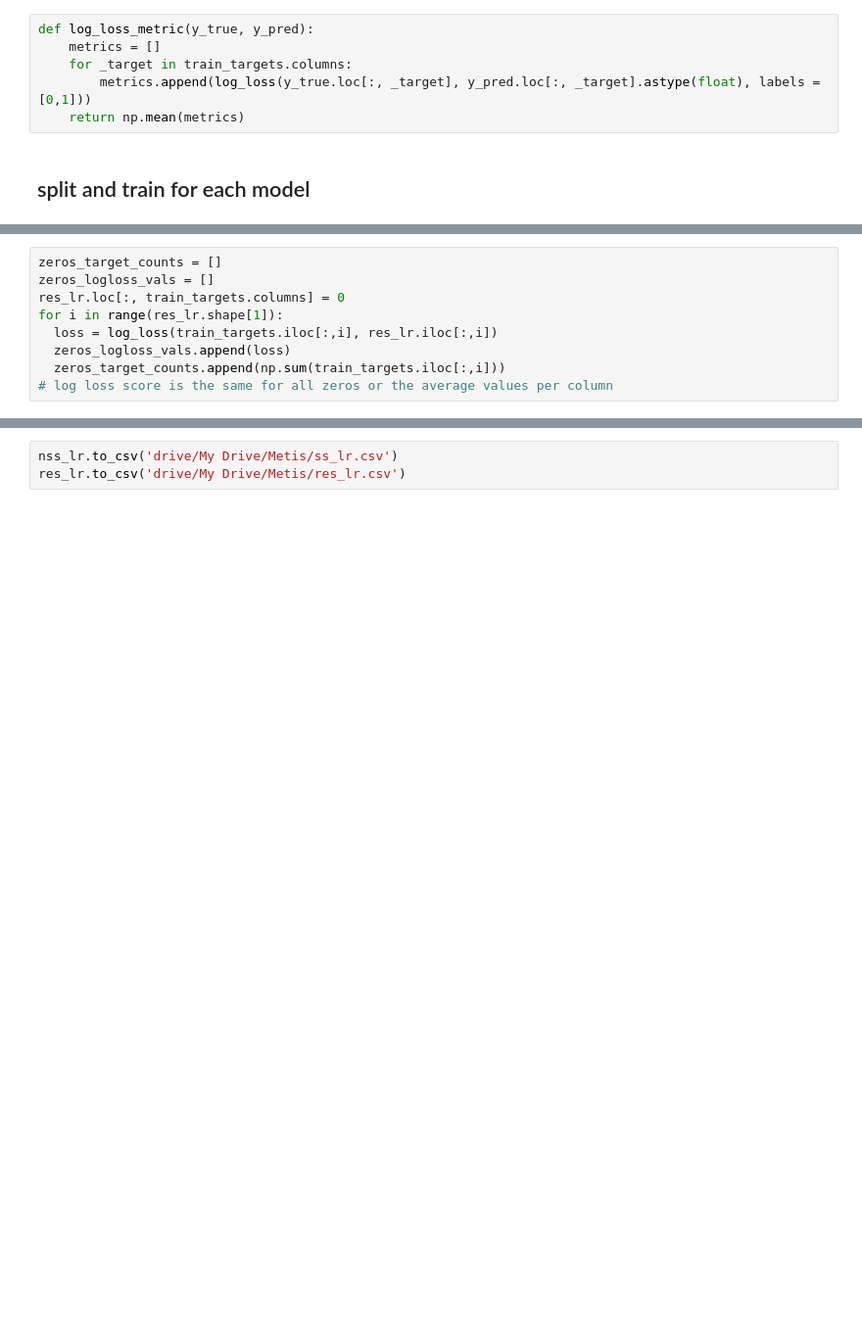
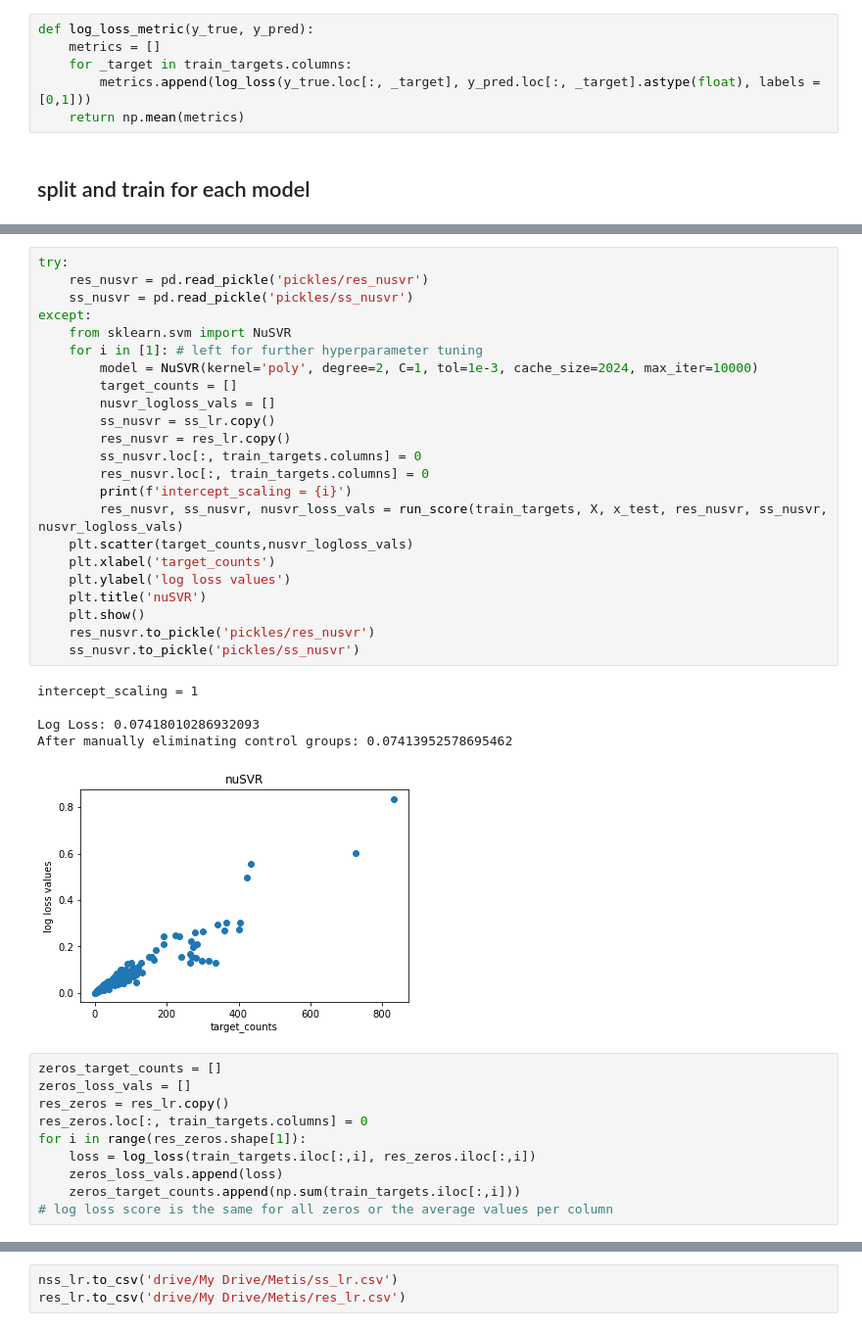
Before and after one commit to rlew631/Drug-Methods-of-Action, a Jupyter notebook: pre_ensemble.ipynb, the cells around one changed output, grey strips where cells are left out. Shown: that part at 98% size. Cells and saved outputs as stored; diff of their text form; blank space fills up the shorter version.

```diff
--- a/pre_ensemble.ipynb
+++ b/pre_ensemble.ipynb
@@ -340,11 +302,41 @@ After manually eliminating control groups: 0.020318656220813875
+# %%
+try:
+    res_nusvr = pd.read_pickle('pickles/res_nusvr')
+    ss_nusvr = pd.read_pickle('pickles/ss_nusvr')
+except:
+    from sklearn.svm import NuSVR
+    for i in [1]: # left for further hyperparameter tuning
+        model = NuSVR(kernel='poly', degree=2, C=1, tol=1e-3, cache_size=2024, max_iter=10000)
+        target_counts = []
+        nusvr_logloss_vals = []
+        ss_nusvr = ss_lr.copy()
+        res_nusvr = res_lr.copy()
+        ss_nusvr.loc[:, train_targets.columns] = 0
+        res_nusvr.loc[:, train_targets.columns] = 0
+        print(f'intercept_scaling = {i}')
+        res_nusvr, ss_nusvr, nusvr_loss_vals = run_score(train_targets, X, x_test, res_nusvr, ss_nusvr, nusvr_logloss_vals)
+    plt.scatter(target_counts,nusvr_logloss_vals)
+    plt.xlabel('target_counts')
+    plt.ylabel('log loss values')
+    plt.title('nuSVR')
+    plt.show()
+    res_nusvr.to_pickle('pickles/res_nusvr')
+    ss_nusvr.to_pickle('pickles/ss_nusvr')
+# %% [output]
+intercept_scaling = 1
+
+Log Loss: 0.07418010286932093
+After manually eliminating control groups: 0.07413952578695462
+[figure, added]
 # %%
 zeros_target_counts = []
-zeros_logloss_vals = []
-res_lr.loc[:, train_targets.columns] = 0
-for i in range(res_lr.shape[1]):
-  loss = log_loss(train_targets.iloc[:,i], res_lr.iloc[:,i])
-  zeros_logloss_vals.append(loss)
-  zeros_target_counts.append(np.sum(train_targets.iloc[:,i]))
+zeros_loss_vals = []
+res_zeros = res_lr.copy()
+res_zeros.loc[:, train_targets.columns] = 0
+for i in range(res_zeros.shape[1]):
+    loss = log_loss(train_targets.iloc[:,i], res_zeros.iloc[:,i])
+    zeros_loss_vals.append(loss)
+    zeros_target_counts.append(np.sum(train_targets.iloc[:,i]))
 # log loss score is the same for all zeros or the average values per column
 # %%
 import plotly.express as px
```
Also changed, not shown: parts of 19 cells of this notebook.
